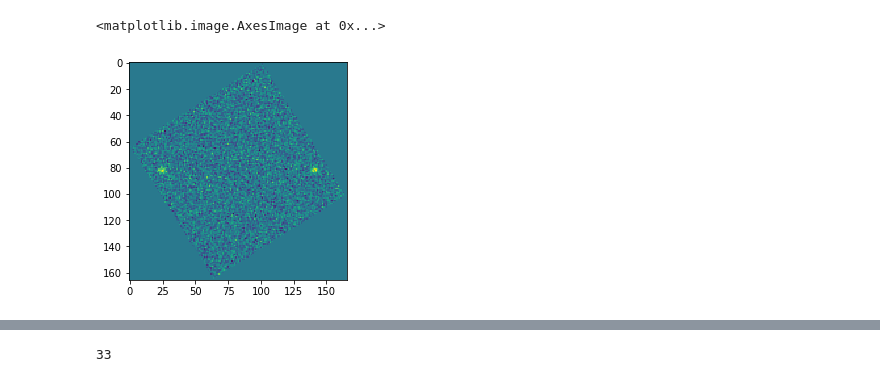
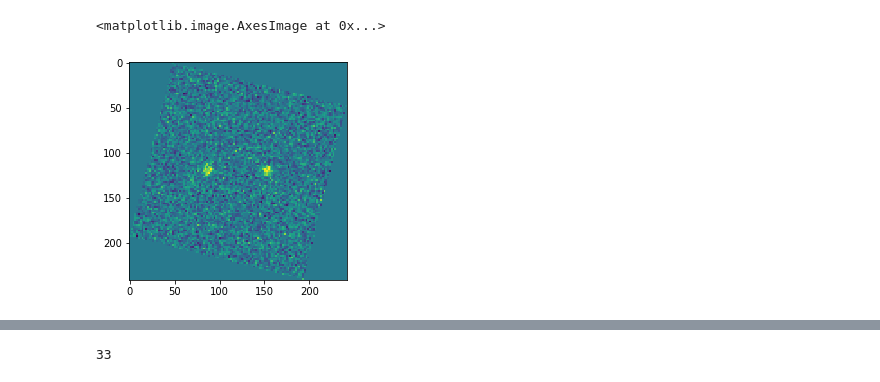
Before and after one commit to mdezylva/masters, a Jupyter notebook: Notebooks/rescaling_testing.ipynb, the cells around one changed output, grey strips where cells are left out. Cells and saved outputs as stored; diff of their text form; code cells hidden in the pictures.

```diff
--- a/Notebooks/rescaling_testing.ipynb
+++ b/Notebooks/rescaling_testing.ipynb
@@ -142,13 +142,14 @@ print(scale_fac_2)
 # %%
 # rescaled_array_1 = sp.ndimage.zoom(rot_array_1,scale_fac_1)
 rescaled_array_1 = block_replicate(rot_array_1,scale_fac_1)
 # plt.show()
 # test = np.pad(rescaled_array_1,30,mode="constant")
 # plt.imshow(test)
 # plt.show()
+plt.imshow(rescaled_array_1)
 # %% [output]
 <matplotlib.image.AxesImage at 0x...>
-[figure, old version]
+[figure, new version]
 # %%
 rescaled_array_2 = sp.ndimage.zoom(rot_array_2,scale_fac_2)
 plt.imshow(rescaled_array_2)
```
Also changed, not shown: parts of 16 cells of this notebook, 36 other files.
